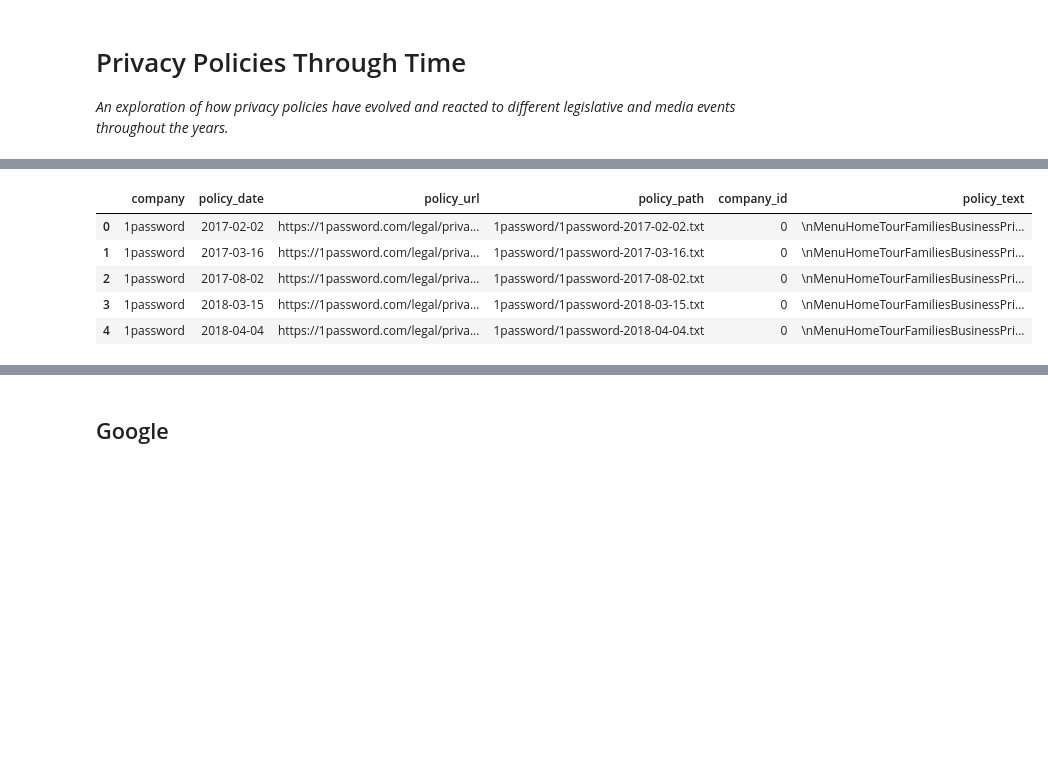
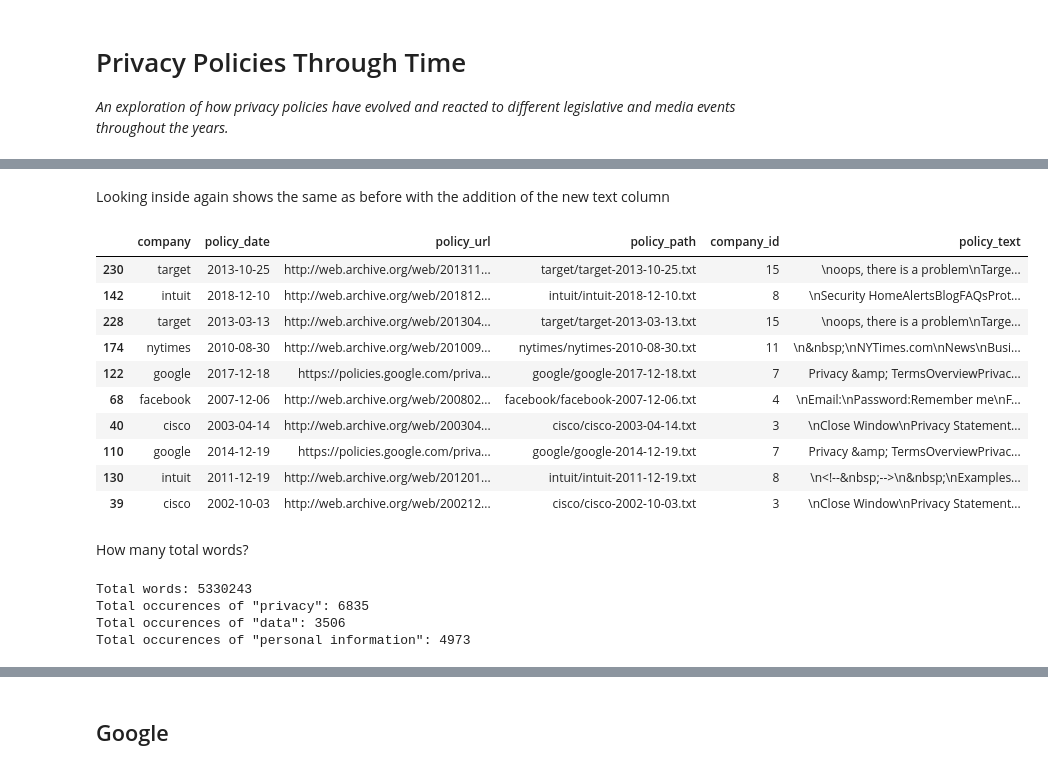
Before and after one commit to workmanjack/privacy-policies-through-time, a Jupyter notebook: notebooks/privacy-policies-through-time.ipynb, the cells around one changed output, grey strips where cells are left out. Saved outputs shown, nothing was run; the diff lists cells and outputs as text; code cells hidden in the pictures; blank space fills up the shorter version.

```diff
--- a/notebooks/privacy-policies-through-time.ipynb
+++ b/notebooks/privacy-policies-through-time.ipynb
@@ -79,0 +88,5 @@ Categories (17, object): [1password, amazon, apple, cisco, ..., twitter, uber, w
+# %%
+policies = df.policy_path.unique()
+# sanity-check: we removed duplicates so this should be the same
+assert len(df) == len(policies)
+print("Count of policies (number of rows in the dataset): {}".format(len(df)))
@@ -111,13 +134,32 @@ def get_policy_text(row):
         page = f.read()
     row['policy_text'] = page
     return row
+# %% [markdown]
+Looking inside again shows the same as before with the addition of the new text column
 # %%
 df = df.apply(get_policy_text, axis=1)
-df.head()
+df.sample(n=10)
 # %% [output]
 |  | company | policy_date | policy_url | policy_path | company_id | policy_text |
-| 0 | 1password | 2017-02-02 | https://1password.com/legal/priva... | 1password/1password-2017-02-02.txt | 0 | \nMenuHomeTourFamiliesBusinessPri... |
-| 1 | 1password | 2017-03-16 | https://1password.com/legal/priva... | 1password/1password-2017-03-16.txt | 0 | \nMenuHomeTourFamiliesBusinessPri... |
-| 2 | 1password | 2017-08-02 | https://1password.com/legal/priva... | 1password/1password-2017-08-02.txt | 0 | \nMenuHomeTourFamiliesBusinessPri... |
-| 3 | 1password | 2018-03-15 | https://1password.com/legal/priva... | 1password/1password-2018-03-15.txt | 0 | \nMenuHomeTourFamiliesBusinessPri... |
-| 4 | 1password | 2018-04-04 | https://1password.com/legal/priva... | 1password/1password-2018-04-04.txt | 0 | \nMenuHomeTourFamiliesBusinessPri... |
+| 230 | target | 2013-10-25 | http://web.archive.org/web/201311... | target/target-2013-10-25.txt | 15 | \noops, there is a problem\nTarge... |
+| 142 | intuit | 2018-12-10 | http://web.archive.org/web/201812... | intuit/intuit-2018-12-10.txt | 8 | \nSecurity HomeAlertsBlogFAQsProt... |
+| 228 | target | 2013-03-13 | http://web.archive.org/web/201304... | target/target-2013-03-13.txt | 15 | \noops, there is a problem\nTarge... |
+| 174 | nytimes | 2010-08-30 | http://web.archive.org/web/201009... | nytimes/nytimes-2010-08-30.txt | 11 | \n&nbsp;\nNYTimes.com\nNews\nBusi... |
+| 122 | google | 2017-12-18 | https://policies.google.com/priva... | google/google-2017-12-18.txt | 7 | Privacy &amp; TermsOverviewPrivac... |
+| 68 | facebook | 2007-12-06 | http://web.archive.org/web/200802... | facebook/facebook-2007-12-06.txt | 4 | \nEmail:\nPassword:Remember me\nF... |
+| 40 | cisco | 2003-04-14 | http://web.archive.org/web/200304... | cisco/cisco-2003-04-14.txt | 3 | \nClose Window\nPrivacy Statement... |
+| 110 | google | 2014-12-19 | https://policies.google.com/priva... | google/google-2014-12-19.txt | 7 | Privacy &amp; TermsOverviewPrivac... |
+| 130 | intuit | 2011-12-19 | http://web.archive.org/web/201201... | intuit/intuit-2011-12-19.txt | 8 | \n<!--&nbsp;-->\n&nbsp;\nExamples... |
+| 39 | cisco | 2002-10-03 | http://web.archive.org/web/200212... | cisco/cisco-2002-10-03.txt | 3 | \nClose Window\nPrivacy Statement... |
+# %% [markdown]
+How many total words?
+# %%
+print('Total words: {}'.format(df.policy_text.str.len().sum()))
+print('Total occurences of "privacy": {}'.format(df.policy_text.str.count('privacy', flags=re.IGNORECASE).sum()))
+print('Total occurences of "data": {}'.format(df.policy_text.str.count('data', flags=re.IGNORECASE).sum()))
+print('Total occurences of "personal information": {}'.format(df.policy_text.str.count('personal information', flags=re.IGNORECASE).sum()))
+# %% [output]
+Total words: 5330243
+Total occurences of "privacy": 6835
+Total occurences of "data": 3506
+Total occurences of "personal information": 4973
```
Also changed, not shown: parts of 67 cells of this notebook.
